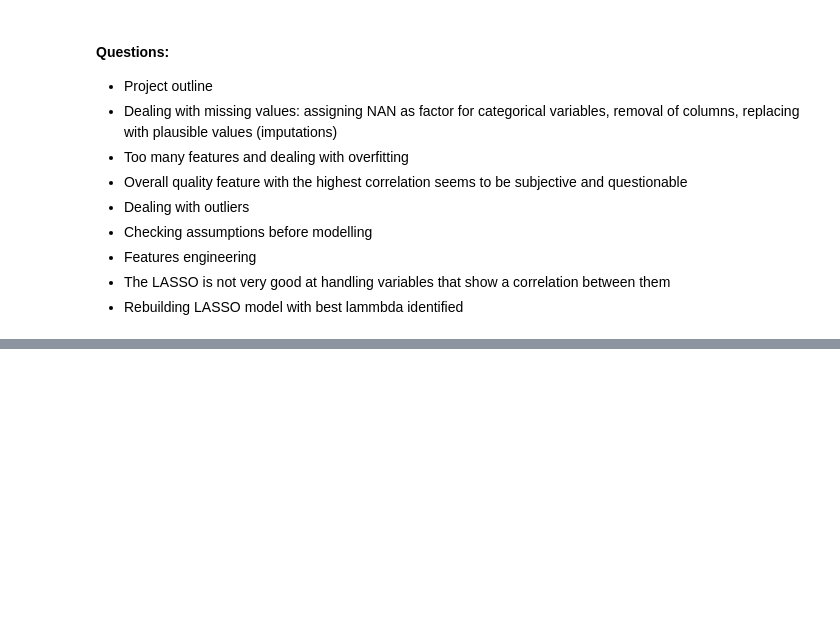
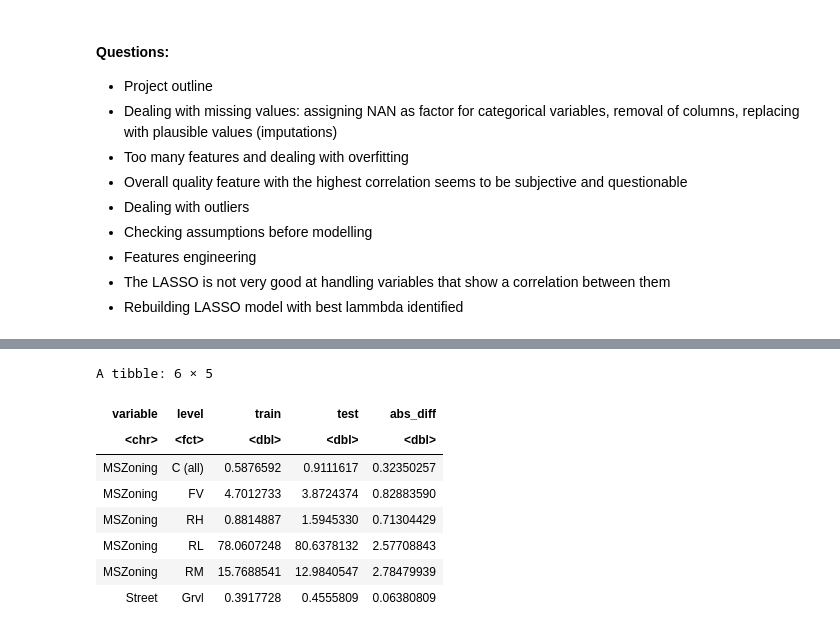
Before and after one commit to OlegRyzhkov2020/house_price_prediction, a Jupyter notebook: features_selection.ipynb, the cells around one changed output, grey strips where cells are left out. Drawn from its saved outputs; the diff is of its cells as text; code cells hidden in the pictures; blank space fills up the shorter version.

```diff
--- a/features_selection.ipynb
+++ b/features_selection.ipynb
@@ -591,0 +764,4 @@ round(probs, 5)
+# %%
+# Generate data for the example
+split.data <- house.dataClean %>%
+  split_by(SalePrice, seed = 6534)
@@ -591,0 +784,3 @@ round(probs, 5)
+# %%
+split.data_attr <- attributes(split.data)
+split.data_attr[!attr_names %in% "row.names"]$names
@@ -591,0 +817,15 @@ round(probs, 5)
+# %%
+category_data <- split.data %>%
+  compare_target_category()
+# %%
+head(category_data)
+# %% [output]
+A tibble: 6 × 5
+| variable | level | train | test | abs_diff |
+| <chr> | <fct> | <dbl> | <dbl> | <dbl> |
+| MSZoning | C (all) | 0.5876592 | 0.9111617 | 0.32350257 |
+| MSZoning | FV | 4.7012733 | 3.8724374 | 0.82883590 |
+| MSZoning | RH | 0.8814887 | 1.5945330 | 0.71304429 |
+| MSZoning | RL | 78.0607248 | 80.6378132 | 2.57708843 |
+| MSZoning | RM | 15.7688541 | 12.9840547 | 2.78479939 |
+| Street | Grvl | 0.3917728 | 0.4555809 | 0.06380809 |
```
Also changed, not shown: parts of 45 cells of this notebook, 5 other files.
